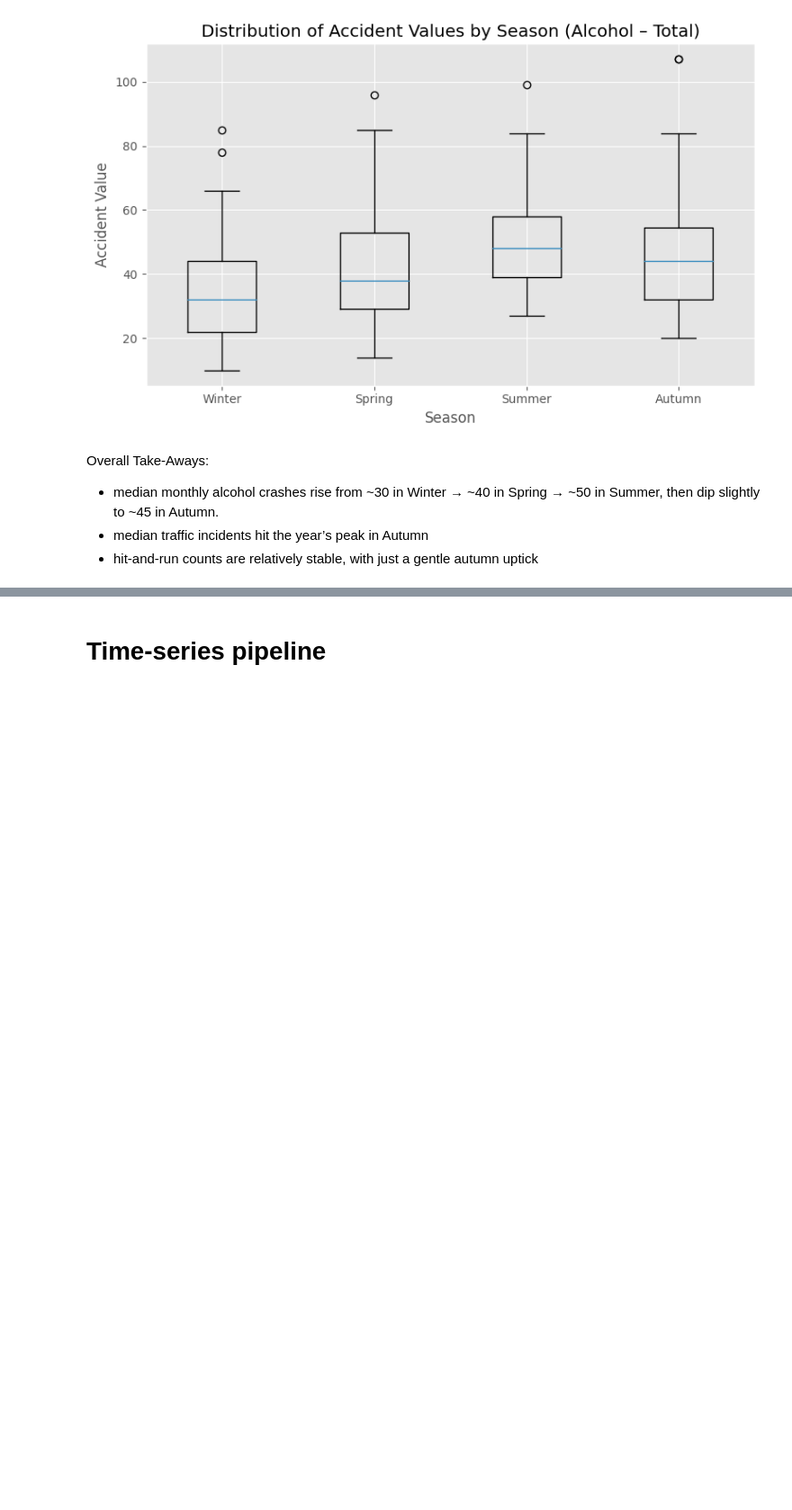
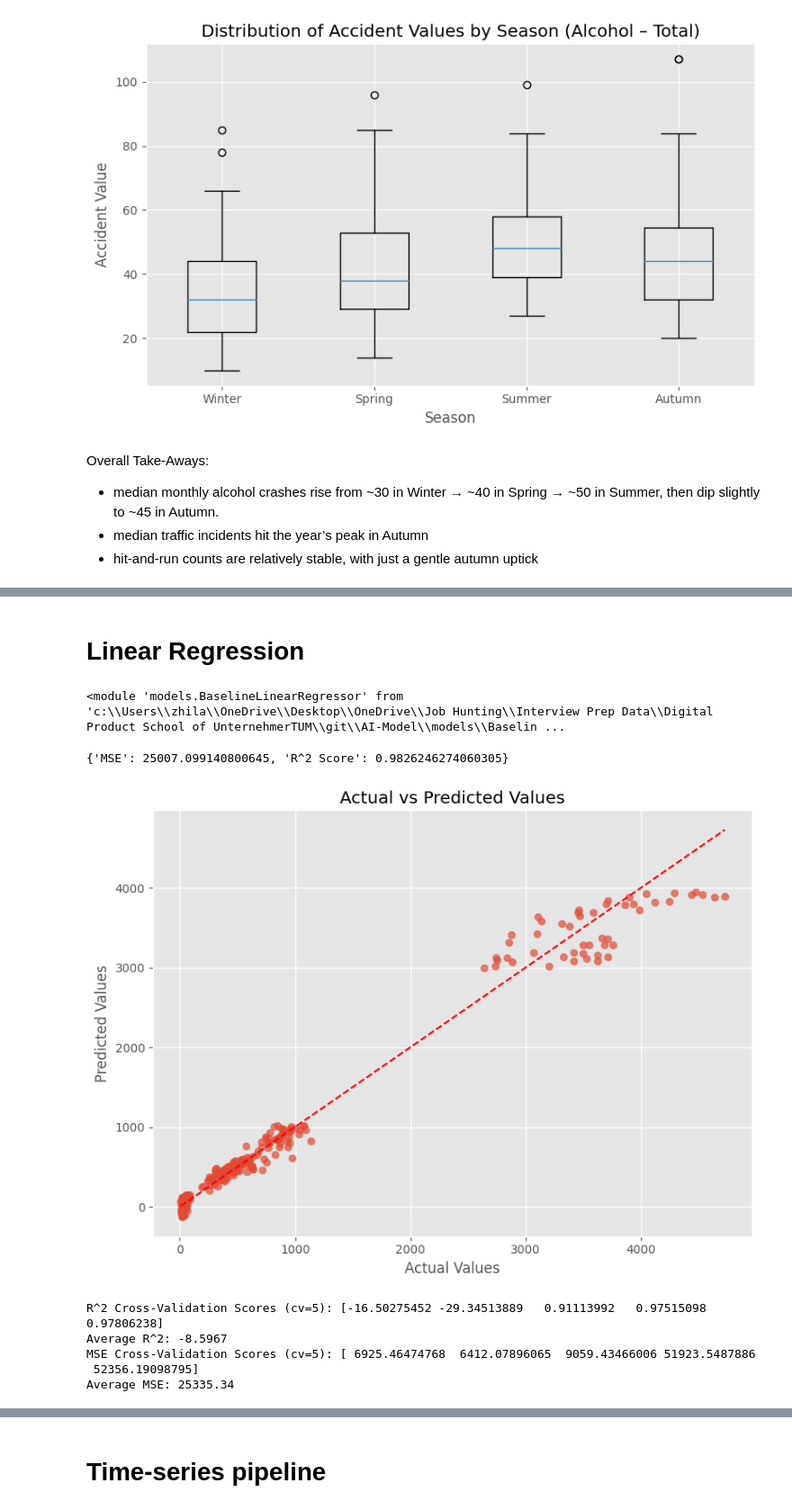
Before and after one commit to Ila-22/AI-Model, a Jupyter notebook: main.ipynb, the cells around one changed output, grey strips where cells are left out. Shown: that part at 90% size. Saved outputs shown, nothing was run; the diff lists cells and outputs as text; code cells hidden in the pictures; blank space fills up the shorter version.

Commit message:
Linear Regression and Random Forest models were added

```diff
--- a/main.ipynb
+++ b/main.ipynb
@@ -232,0 +303,70 @@ Overall Take-Aways:
+# %% [markdown]
+# Linear Regression
+# %%
+import importlib
+from models import BaselineLinearRegressor as rg
+importlib.reload(rg)
+# %% [output]
+<module 'models.BaselineLinearRegressor' from 'c:\\Users\\zhila\\OneDrive\\Desktop\\OneDrive\\Job Hunting\\Interview Prep Data\\Digital Product School of UnternehmerTUM\\git\\AI-Model\\models\\Baselin ...
+# %%
+feature_cols=['Category', 'Accident_type', 'Year', 'Season',
+              'Total_Accidents_That_Year', 'lag_1', 'lag_2',
+              'month_num', 'sin_month', 'cos_month', 'Year_Avg']
+model = rg.BaselineLinearRegressor(df=df,
+                                    target_col='Value',
+                                    feature_cols=feature_cols
+                                    )
+# %%
+model.train()
+# %%
+metrics = model.evaluate()
+print(metrics)
+# %% [output]
+{'MSE': 25007.099140800645, 'R^2 Score': 0.9826246274060305}
+# %%
+def plot_predictions(model_obj):
+    y_pred = model_obj.model.predict(model_obj.X_test)
+    plt.figure(figsize=(8, 6))
+    plt.scatter(model_obj.y_test, y_pred, alpha=0.7)
+    plt.plot([model_obj.y_test.min(), model_obj.y_test.max()],
+             [model_obj.y_test.min(), model_obj.y_test.max()],
+             color='red', linestyle='--')
+    plt.xlabel("Actual Values")
+    plt.ylabel("Predicted Values")
+    plt.title("Actual vs Predicted Values")
+    plt.grid(True)
+    plt.tight_layout()
+    plt.show()
+
+plot_predictions(model)
+# %% [output]
+[figure, added]
+# %%
+from sklearn.model_selection import cross_val_score
+from sklearn.metrics import make_scorer, mean_squared_error
+
+def cross_validate_model(model_obj, cv=5):
+    # R^2 scores
+    r2_scores = cross_val_score(model_obj.model, model_obj.X, model_obj.y, cv=cv, scoring='r2')
+    print(f"R^2 Cross-Validation Scores (cv={cv}):", r2_scores)
+    print(f"Average R^2: {np.mean(r2_scores):.4f}")
+
+    # MSE scores
+    neg_mse_scores = cross_val_score(
+        model_obj.model,
+        model_obj.X,
+        model_obj.y,
+        cv=cv,
+        scoring=make_scorer(mean_squared_error, greater_is_better=False)
+    )
+    mse_scores = -neg_mse_scores
+    print(f"MSE Cross-Validation Scores (cv={cv}):", mse_scores)
+    print(f"Average MSE: {np.mean(mse_scores):.2f}")
+
+cross_validate_model(model)
+# %% [output]
+R^2 Cross-Validation Scores (cv=5): [-16.50275452 -29.34513889   0.91113992   0.97515098   0.97806238]
+Average R^2: -8.5967
+MSE Cross-Validation Scores (cv=5): [ 6925.46474768  6412.07896065  9059.43466006 51923.5487886
+ 52356.19098795]
+Average MSE: 25335.34
```
Also changed, not shown: parts of 24 cells of this notebook, 3 other files.
